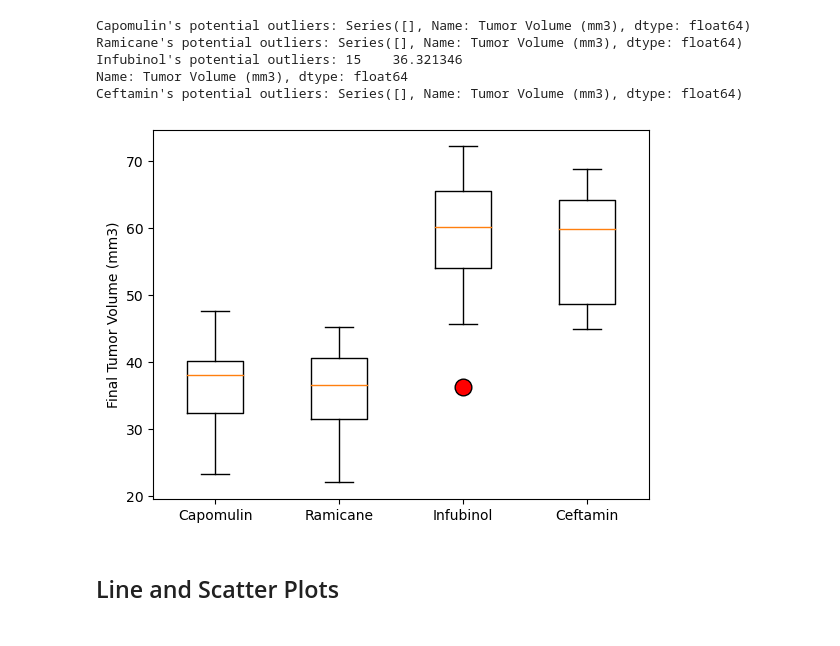
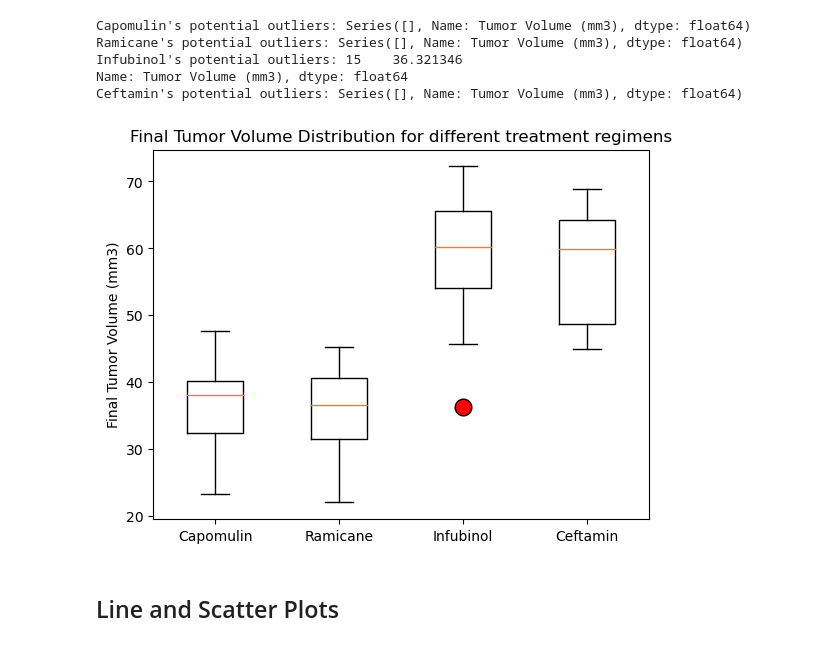
Before and after one commit to drainlm/Module_5_Challenge, a Jupyter notebook: pymaceuticals.ipynb, the cells around one changed output. Saved outputs shown, nothing was run; the diff lists cells and outputs as text; code cells hidden in the pictures.

```diff
--- a/pymaceuticals.ipynb
+++ b/pymaceuticals.ipynb
@@ -231,10 +237,11 @@ Ceftamin's potential outliers: Series([], Name: Tumor Volume (mm3), dtype: float
 # %%
 # Generate a box plot that shows the distrubution of the tumor volume for each treatment group.
 plt.boxplot(tumor_vol_data, labels=treatments, flierprops = dict(markerfacecolor = 'r', marker = 'o', markersize = 12))
+plt.title("Final Tumor Volume Distribution for different treatment regimens")
 plt.ylabel("Final Tumor Volume (mm3)")
 plt.show()
 # %% [output]
-[figure, old version]
+[figure, new version]
 # %% [markdown]
 ## Line and Scatter Plots
 # %%
```
Also changed, not shown: parts of 11 cells of this notebook, 2 other files.
